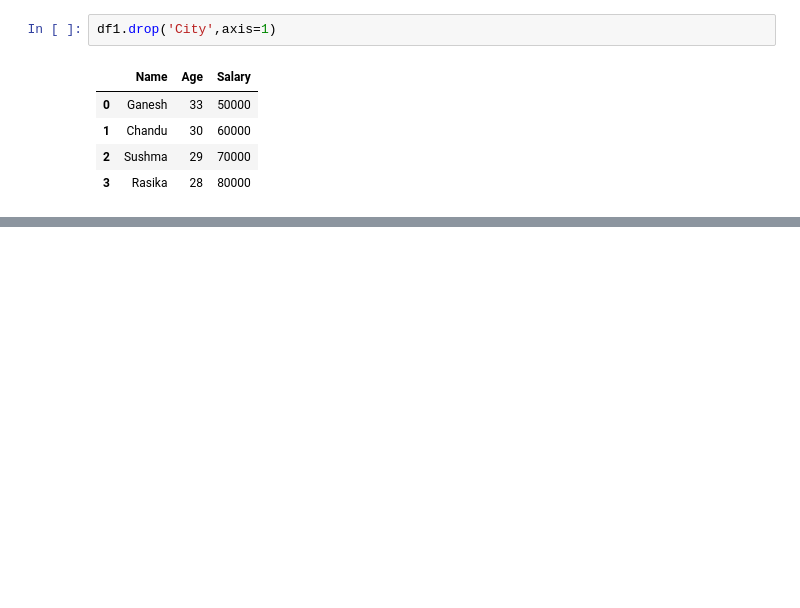
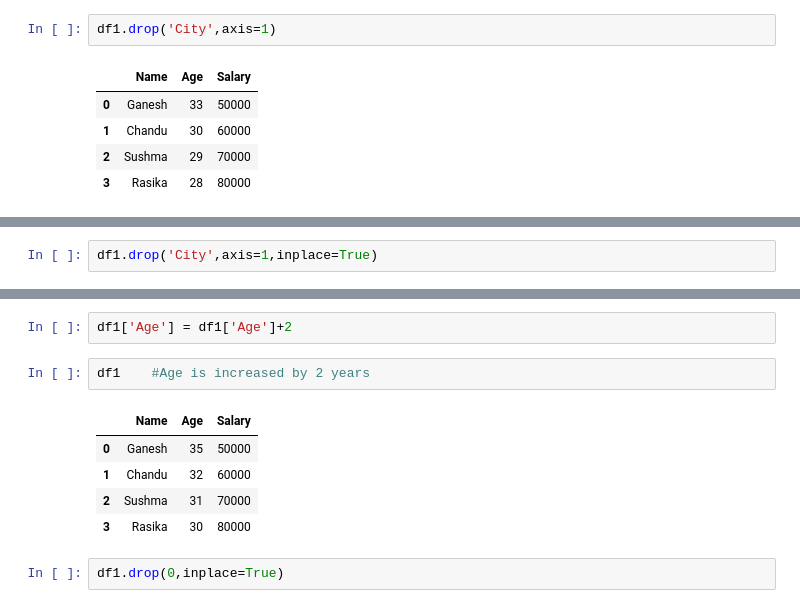
Before and after one commit to ganeshbgunjal/Data-Analysis-Libraries, a Jupyter notebook: 2 Pandas.ipynb, the cells around one changed output, grey strips where cells are left out. Saved outputs shown, nothing was run; the diff lists cells and outputs as text; blank space fills up the shorter version.

```diff
--- a/2 Pandas.ipynb
+++ b/2 Pandas.ipynb
@@ -249,0 +258,2 @@ df1.drop('City',axis=1)
+# %%
+df1.drop('City',axis=1,inplace=True)
@@ -249,0 +268,12 @@ df1.drop('City',axis=1)
+# %%
+df1['Age'] = df1['Age']+2
+# %%
+df1    #Age is increased by 2 years
+# %% [output]
+|  | Name | Age | Salary |
+| 0 | Ganesh | 35 | 50000 |
+| 1 | Chandu | 32 | 60000 |
+| 2 | Sushma | 31 | 70000 |
+| 3 | Rasika | 30 | 80000 |
+# %%
+df1.drop(0,inplace=True)
```
Also changed, not shown: parts of 8 cells of this notebook.
